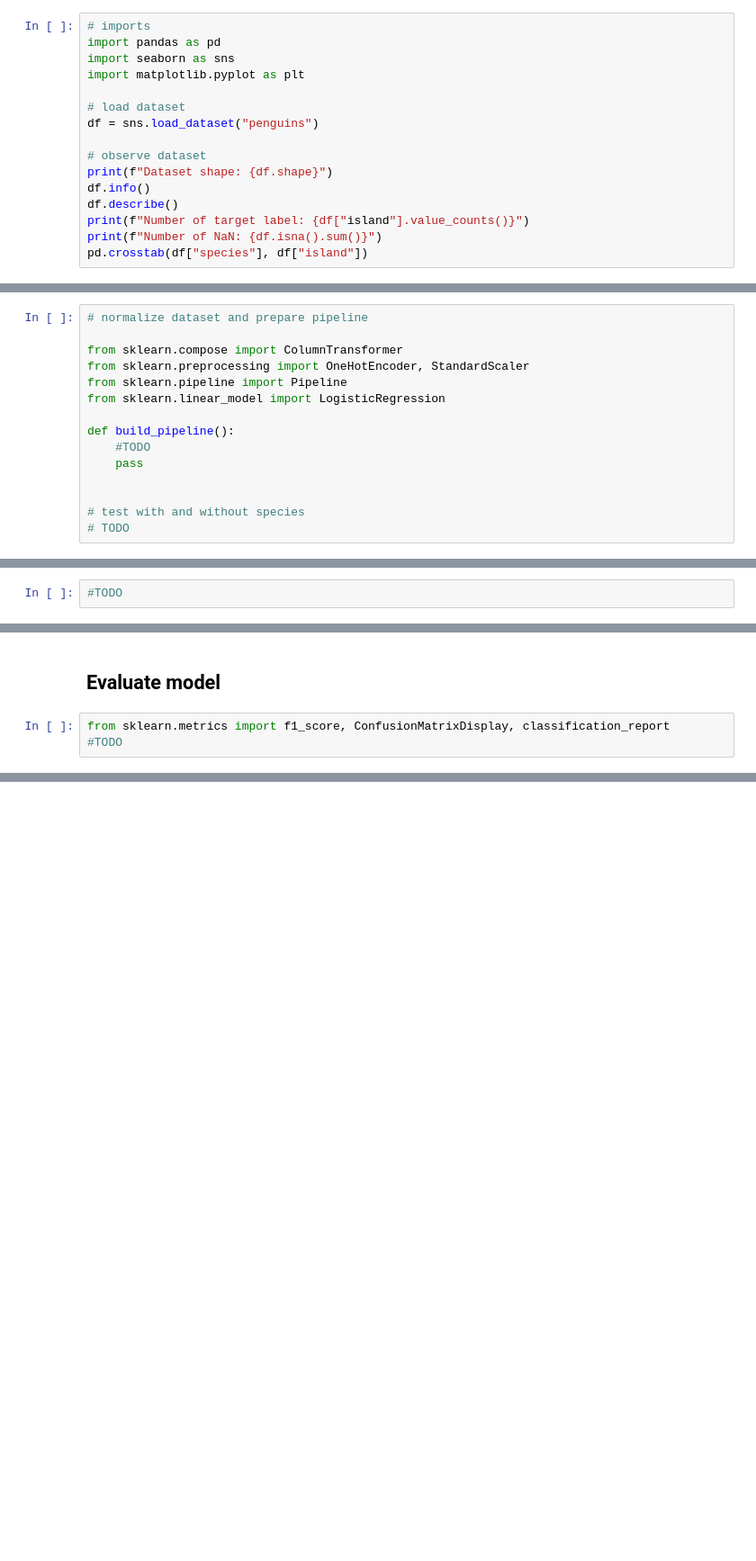
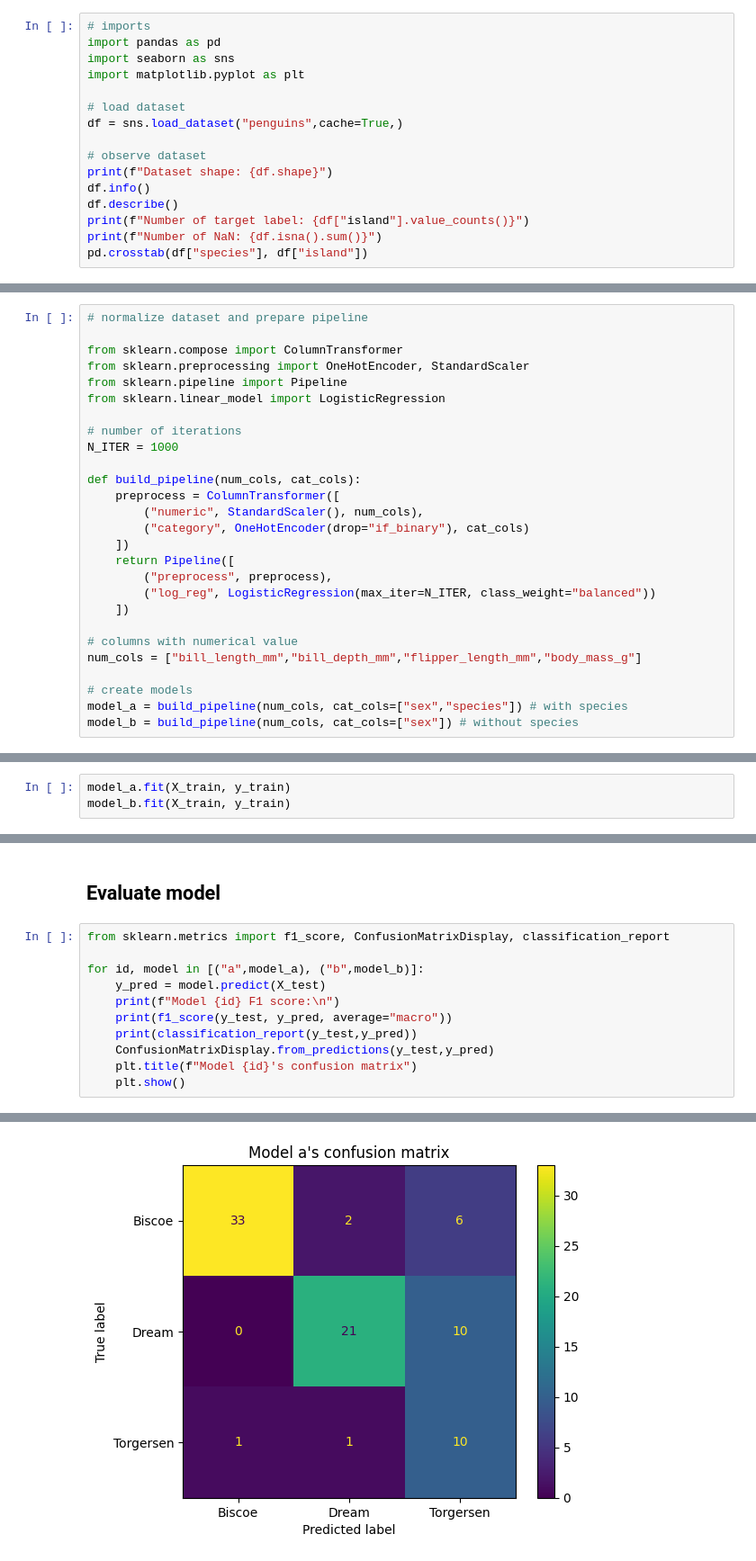
Before and after one commit to sgaeumann/palmer-penguins, a Jupyter notebook: src/main.ipynb, the cells around one changed output, grey strips where cells are left out. Shown at 90% size. Cells and saved outputs as stored; diff of their text form; blank space fills up the shorter version.

Commit message:
feat: add model training and evaluation

```diff
--- a/src/main.ipynb
+++ b/src/main.ipynb
@@ -9,7 +9,7 @@ import seaborn as sns
 import matplotlib.pyplot as plt
 
 # load dataset
-df = sns.load_dataset("penguins")
+df = sns.load_dataset("penguins",cache=True,)
 
 # observe dataset
 print(f"Dataset shape: {df.shape}")
@@ -88,11 +88,23 @@ from sklearn.preprocessing import OneHotEncoder, StandardScaler
 from sklearn.pipeline import Pipeline
 from sklearn.linear_model import LogisticRegression
 
-def build_pipeline():
-    #TODO
-    pass
+# number of iterations
+N_ITER = 1000
 
+def build_pipeline(num_cols, cat_cols):
+    preprocess = ColumnTransformer([
+        ("numeric", StandardScaler(), num_cols),
+        ("category", OneHotEncoder(drop="if_binary"), cat_cols)
+    ])
+    return Pipeline([
+        ("preprocess", preprocess),
+        ("log_reg", LogisticRegression(max_iter=N_ITER, class_weight="balanced"))
+    ])
 
-# test with and without species
-# TODO
+# columns with numerical value
+num_cols = ["bill_length_mm","bill_depth_mm","flipper_length_mm","body_mass_g"]
+
+# create models
+model_a = build_pipeline(num_cols, cat_cols=["sex","species"]) # with species
+model_b = build_pipeline(num_cols, cat_cols=["sex"]) # without species
 # %% [markdown]
@@ -100,2 +112,3 @@ def build_pipeline():
 # %%
-#TODO
+model_a.fit(X_train, y_train)
+model_b.fit(X_train, y_train)
@@ -103,4 +128,13 @@ def build_pipeline():
 ## Evaluate model
 # %%
 from sklearn.metrics import f1_score, ConfusionMatrixDisplay, classification_report
-#TODO
+
+for id, model in [("a",model_a), ("b",model_b)]:
+    y_pred = model.predict(X_test)
+    print(f"Model {id} F1 score:\n")
+    print(f1_score(y_test, y_pred, average="macro"))
+    print(classification_report(y_test,y_pred))
+    ConfusionMatrixDisplay.from_predictions(y_test,y_pred)
+    plt.title(f"Model {id}'s confusion matrix")
+    plt.show()
+# %% [output]
@@ -106,0 +153 @@ from sklearn.metrics import f1_score, ConfusionMatrixDisplay, classification_rep
+[figure, added]
```
Also changed, not shown: parts of 5 cells of this notebook, 1 other file.
